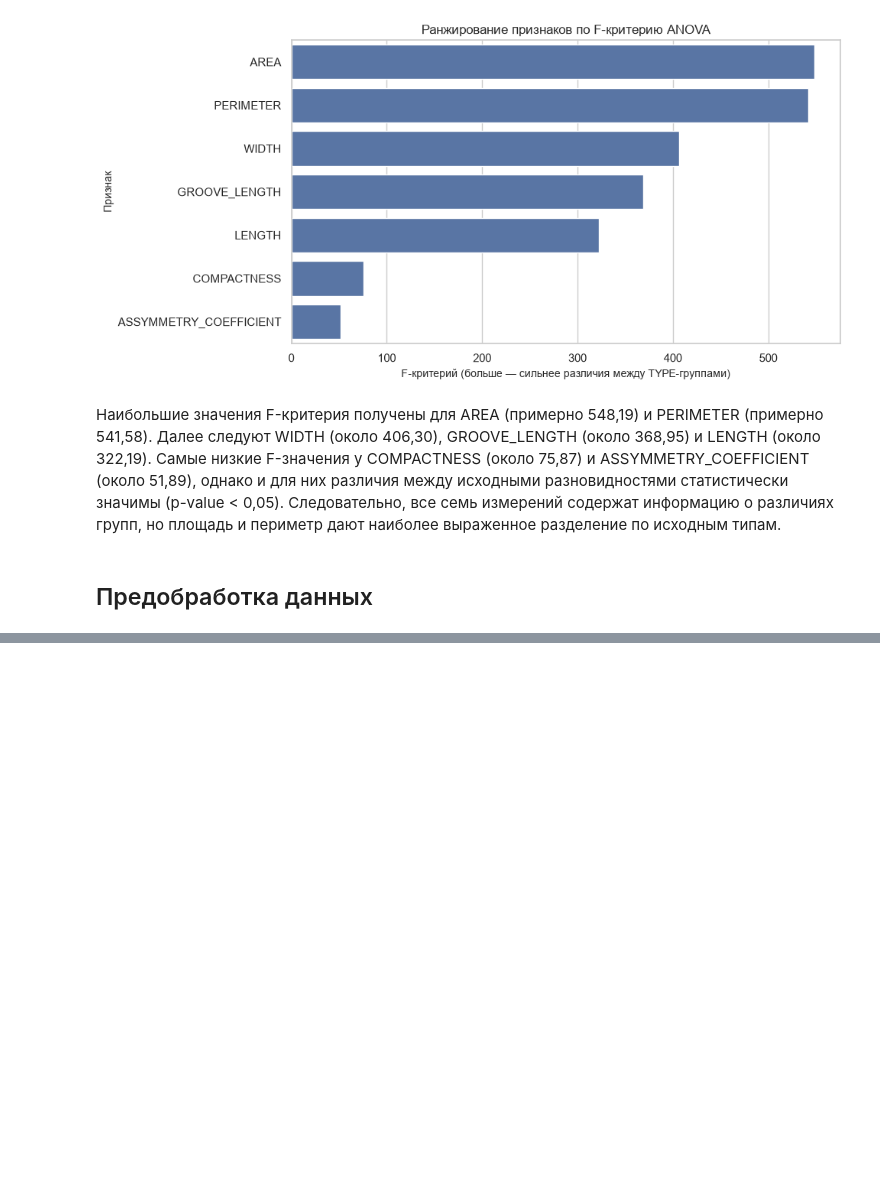
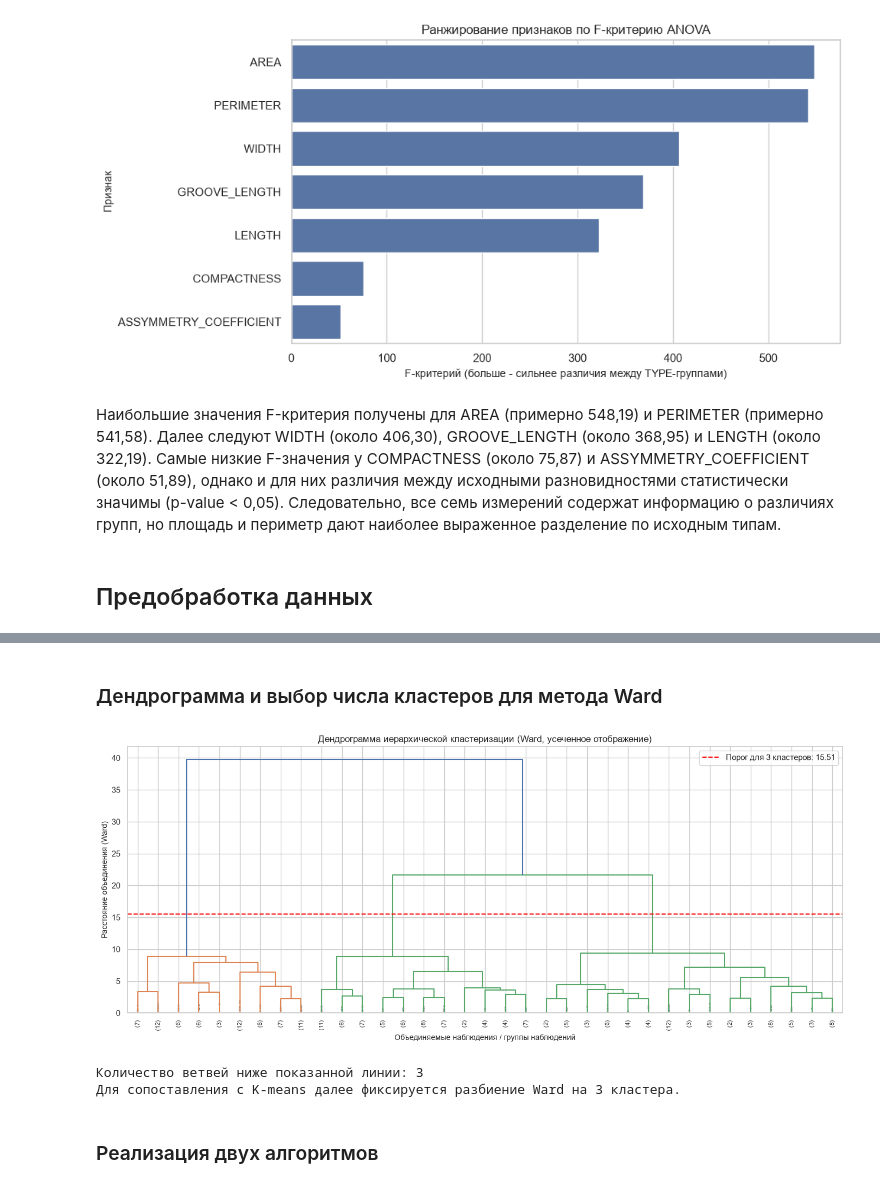
Before and after one commit to violllin/lab3_clustering, a Jupyter notebook: lab3.ipynb, the cells around one changed output, grey strips where cells are left out. Saved outputs shown, nothing was run; the diff lists cells and outputs as text; code cells hidden in the pictures; blank space fills up the shorter version.

```diff
--- a/lab3.ipynb
+++ b/lab3.ipynb
@@ -271,0 +388,31 @@ plt.show()
+# %% [markdown]
+###  Дендрограмма и выбор числа кластеров для метода Ward
+# %%
+linkage_matrix = linkage(X_scaled, method='ward', metric='euclidean')
+plt.figure(figsize=(14, 6))
+dendrogram(
+    linkage_matrix,
+    truncate_mode='lastp', p=35,
+    show_contracted=True,
+    leaf_rotation=90,
+    leaf_font_size=8
+)
+
+cut_height = (linkage_matrix[-3, 2] + linkage_matrix[-2, 2]) / 2
+plt.axhline(y=cut_height, color='red', linestyle='--', label=f'Порог для 3 кластеров: {cut_height:.2f}')
+plt.title('Дендрограмма иерархической кластеризации (Ward, усеченное отображение)')
+plt.xlabel('Объединяемые наблюдения / группы наблюдений')
+plt.ylabel('Расстояние объединения (Ward)')
+plt.legend()
+plt.tight_layout()
+plt.show()
+from scipy.cluster.hierarchy import fcluster
+ward_cut_labels = fcluster(linkage_matrix, t=cut_height, criterion='distance')
+print('Количество ветвей ниже показанной линии:', len(np.unique(ward_cut_labels)))
+print('Для сопоставления с K-means далее фиксируется разбиение Ward на 3 кластера.')
+# %% [output]
+[figure, added]
+Количество ветвей ниже показанной линии: 3
+Для сопоставления с K-means далее фиксируется разбиение Ward на 3 кластера.
+# %% [markdown]
+### Реализация двух алгоритмов
```
Also changed, not shown: parts of 34 cells of this notebook.
